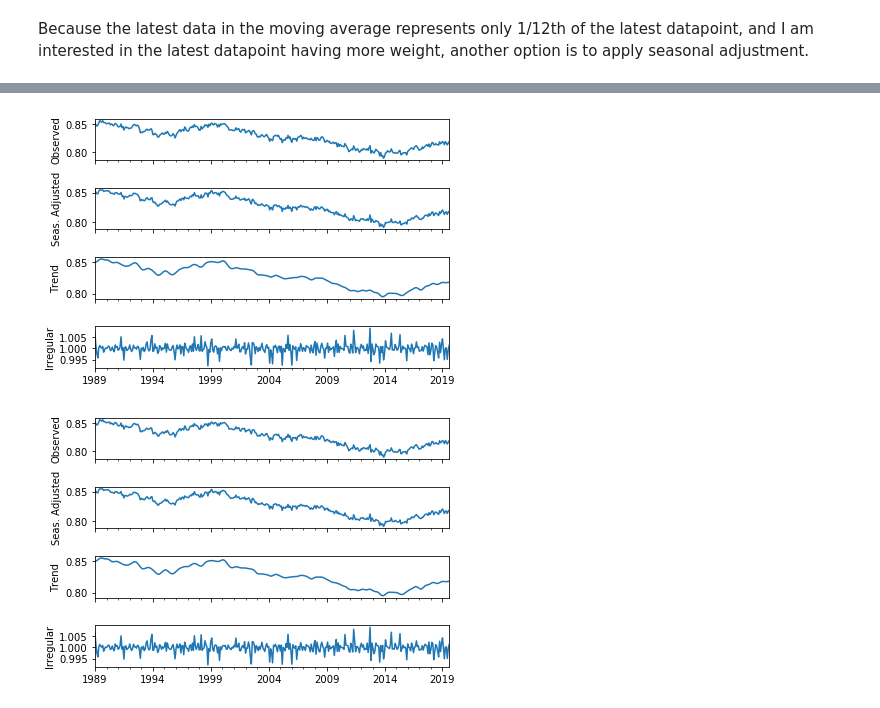
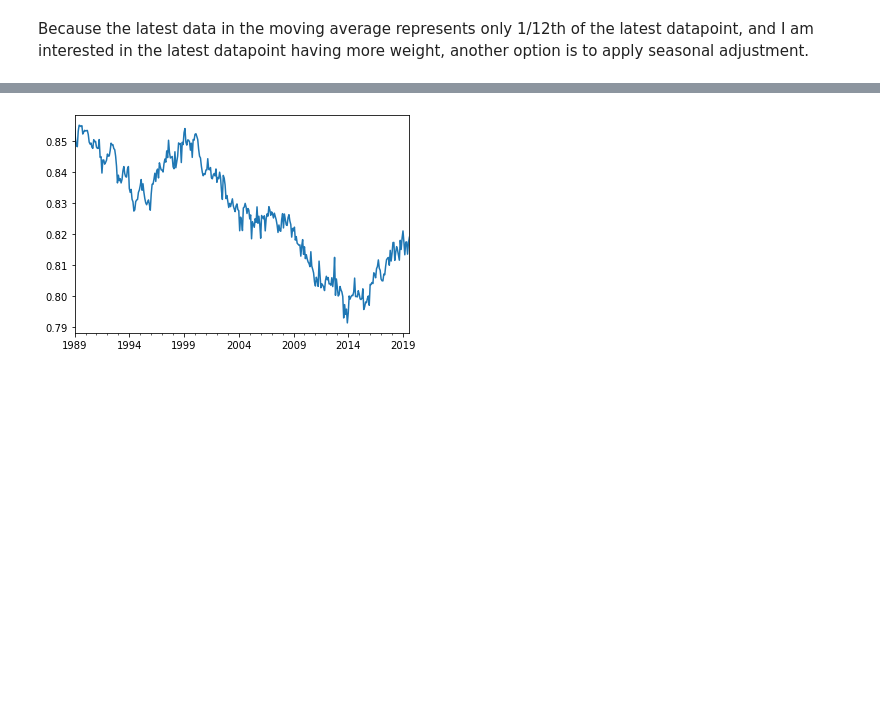
Before and after one commit to bdecon/econ_data, a Jupyter notebook: micro/bd_CPS_seasonal_adjustment.ipynb, the cells around one changed output, grey strips where cells are left out. Drawn from its saved outputs; the diff is of its cells as text; code cells hidden in the pictures; blank space fills up the shorter version.

```diff
--- a/micro/bd_CPS_seasonal_adjustment.ipynb
+++ b/micro/bd_CPS_seasonal_adjustment.ipynb
@@ -79,3 +67,4 @@ sm.trend.plot()
 # %%
-sm.plot()
+sm = x13_arima_analysis(data)
+sm.seasadj.plot();
 # %% [output]
@@ -82,2 +72 @@ sm.plot()
-[figure, old version]
+[figure, new version]
-[figure, removed]
```
Also changed, not shown: parts of 9 cells of this notebook, 1 other file.
